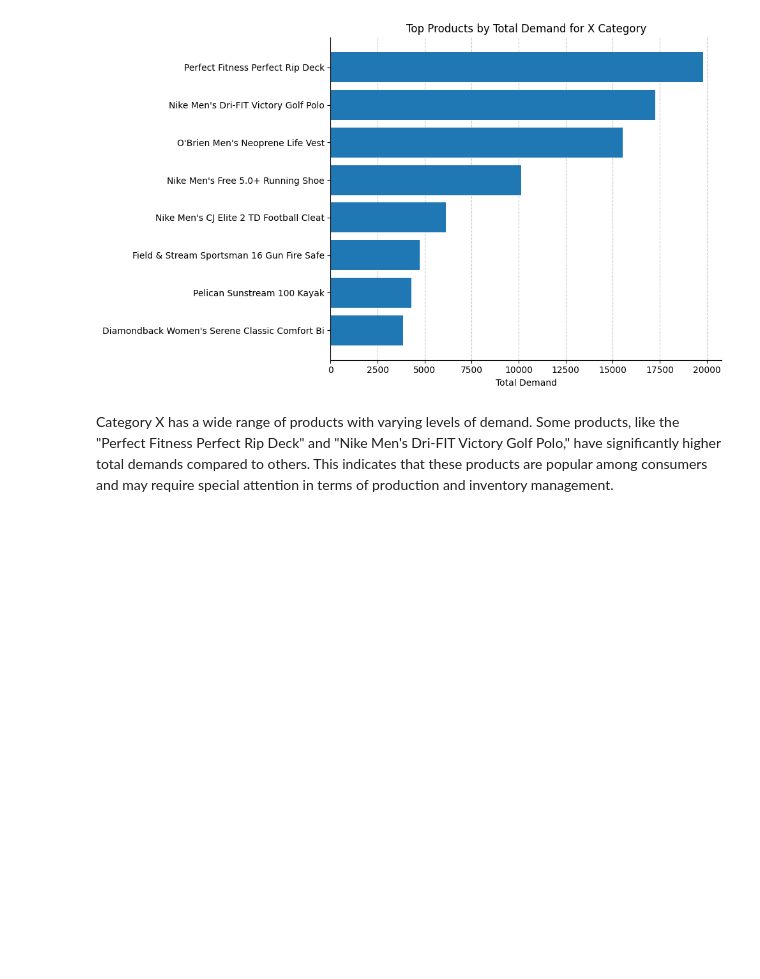
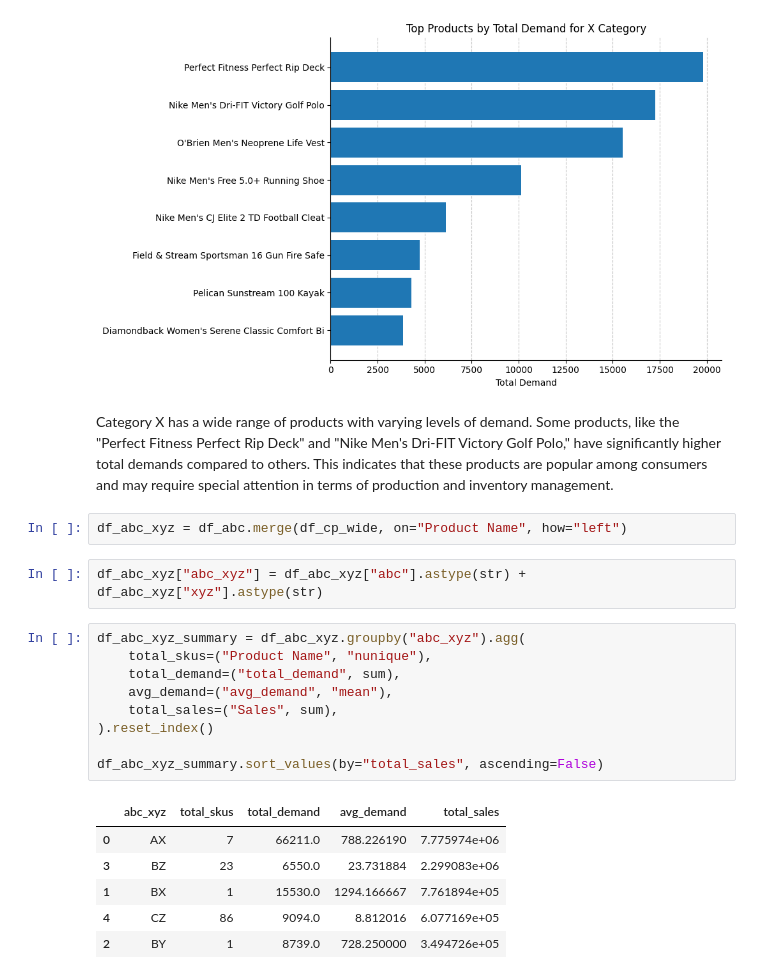
Before and after one commit to emirhansilsupur/supply-chain-analytics-forecasting, a Jupyter notebook: SC_Analytics_Forecasting.ipynb, the cells around one changed output. Cells and saved outputs as stored; diff of their text form; blank space fills up the shorter version.

```diff
--- a/SC_Analytics_Forecasting.ipynb
+++ b/SC_Analytics_Forecasting.ipynb
@@ -1160,3 +1160,23 @@ plt.show()
 [figure]
 # %% [markdown]
 Category X has a wide range of products with varying levels of demand. Some products, like the "Perfect Fitness Perfect Rip Deck" and "Nike Men's Dri-FIT Victory Golf Polo," have significantly higher total demands compared to others. This indicates that these products are popular among consumers and may require special attention in terms of production and inventory management.
+# %%
+df_abc_xyz = df_abc.merge(df_cp_wide, on="Product Name", how="left")
+# %%
+df_abc_xyz["abc_xyz"] = df_abc_xyz["abc"].astype(str) + df_abc_xyz["xyz"].astype(str)
+# %%
+df_abc_xyz_summary = df_abc_xyz.groupby("abc_xyz").agg(
+    total_skus=("Product Name", "nunique"),
+    total_demand=("total_demand", sum),
+    avg_demand=("avg_demand", "mean"),
+    total_sales=("Sales", sum),
+).reset_index()
+
+df_abc_xyz_summary.sort_values(by="total_sales", ascending=False)
+# %% [output]
+|  | abc_xyz | total_skus | total_demand | avg_demand | total_sales |
+| 0 | AX | 7 | 66211.0 | 788.226190 | 7.775974e+06 |
+| 3 | BZ | 23 | 6550.0 | 23.731884 | 2.299083e+06 |
+| 1 | BX | 1 | 15530.0 | 1294.166667 | 7.761894e+05 |
+| 4 | CZ | 86 | 9094.0 | 8.812016 | 6.077169e+05 |
+| 2 | BY | 1 | 8739.0 | 728.250000 | 3.494726e+05 |
```
